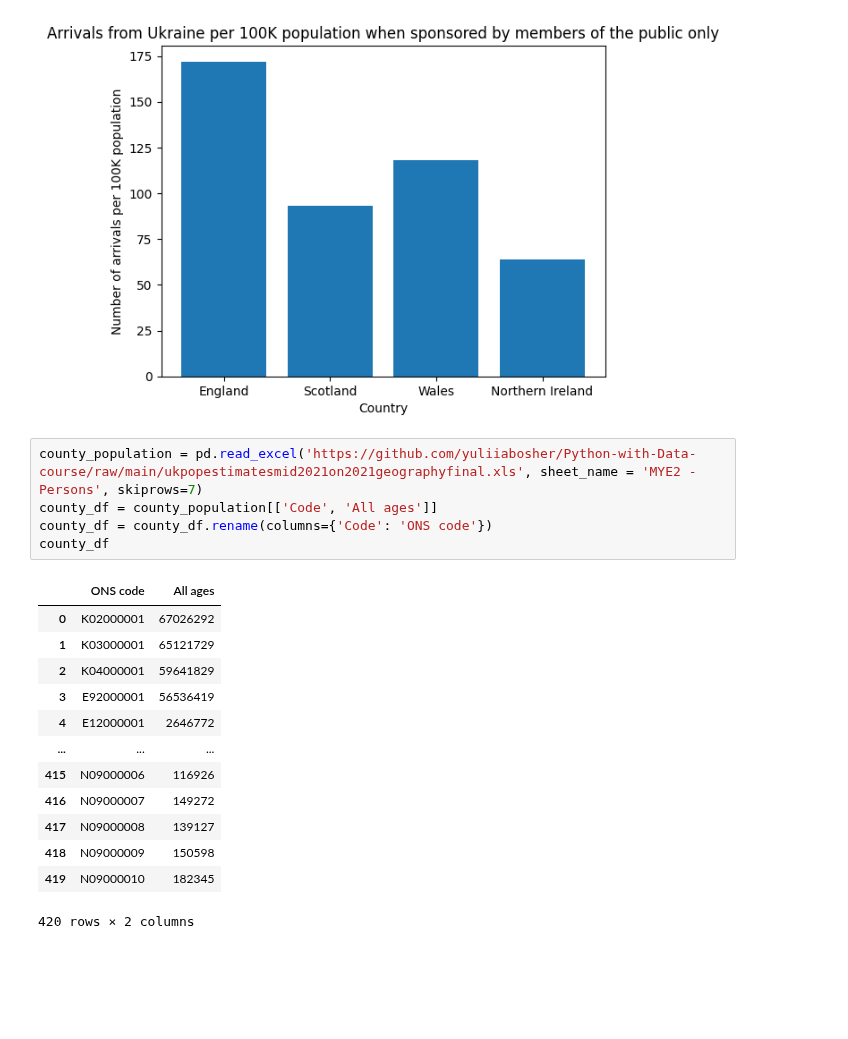
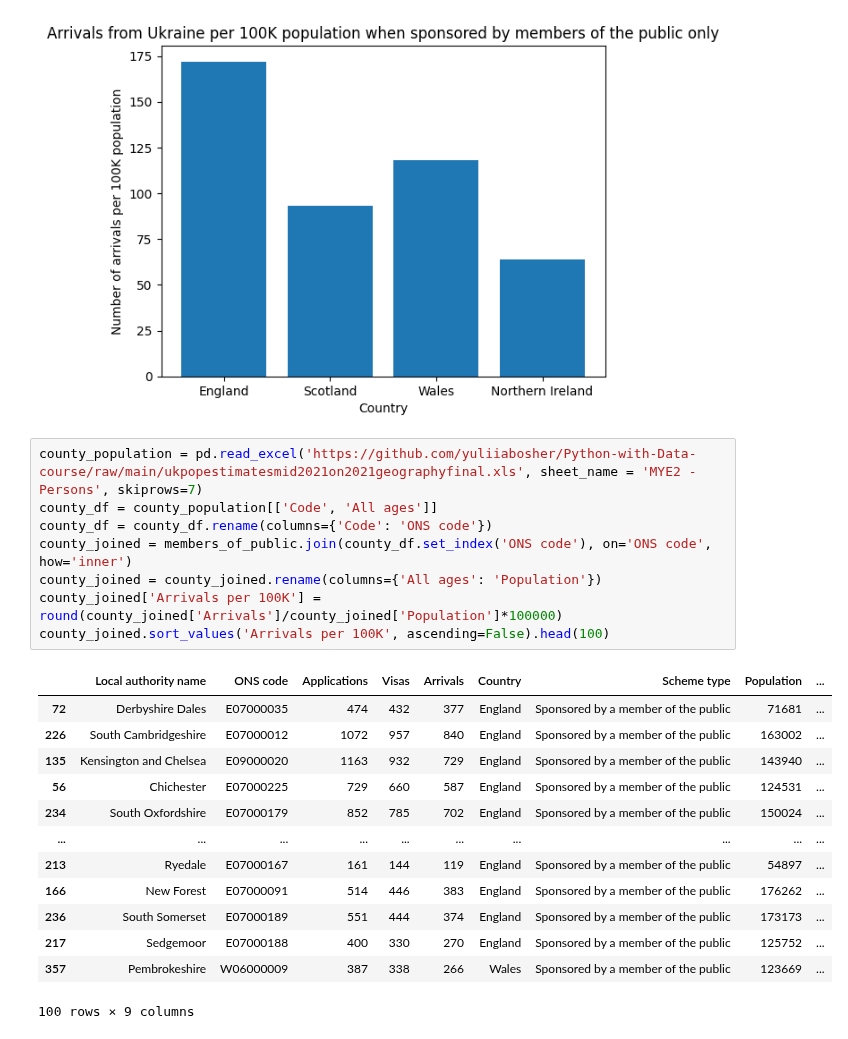
Before and after one commit to yuliiabosher/Python-with-Data-course, a Jupyter notebook: Worksheets/Data_Exploration_project.ipynb, the cells around one changed output. Drawn from its saved outputs; the diff is of its cells as text; blank space fills up the shorter version.

```diff
--- a/Worksheets/Data_Exploration_project.ipynb
+++ b/Worksheets/Data_Exploration_project.ipynb
@@ -285,19 +285,22 @@ Text(0, 0.5, 'Number of arrivals per 100K population')
 # %%
 county_population = pd.read_excel('https://github.com/yuliiabosher/Python-with-Data-course/raw/main/ukpopestimatesmid2021on2021geographyfinal.xls', sheet_name = 'MYE2 - Persons', skiprows=7)
 county_df = county_population[['Code', 'All ages']]
 county_df = county_df.rename(columns={'Code': 'ONS code'})
-county_df
+county_joined = members_of_public.join(county_df.set_index('ONS code'), on='ONS code', how='inner')
+county_joined = county_joined.rename(columns={'All ages': 'Population'})
+county_joined['Arrivals per 100K'] = round(county_joined['Arrivals']/county_joined['Population']*100000)
+county_joined.sort_values('Arrivals per 100K', ascending=False).head(100)
 # %% [output]
-|  | ONS code | All ages |
-| 0 | K02000001 | 67026292 |
-| 1 | K03000001 | 65121729 |
-| 2 | K04000001 | 59641829 |
-| 3 | E92000001 | 56536419 |
-| 4 | E12000001 | 2646772 |
-| ... | ... | ... |
-| 415 | N09000006 | 116926 |
-| 416 | N09000007 | 149272 |
-| 417 | N09000008 | 139127 |
-| 418 | N09000009 | 150598 |
-| 419 | N09000010 | 182345 |
+|  | Local authority name | ONS code | Applications | Visas | Arrivals | Country | Scheme type | Population | ... |
+| 72 | Derbyshire Dales | E07000035 | 474 | 432 | 377 | England | Sponsored by a member of the public | 71681 | ... |
+| 226 | South Cambridgeshire | E07000012 | 1072 | 957 | 840 | England | Sponsored by a member of the public | 163002 | ... |
+| 135 | Kensington and Chelsea | E09000020 | 1163 | 932 | 729 | England | Sponsored by a member of the public | 143940 | ... |
+| 56 | Chichester | E07000225 | 729 | 660 | 587 | England | Sponsored by a member of the public | 124531 | ... |
+| 234 | South Oxfordshire | E07000179 | 852 | 785 | 702 | England | Sponsored by a member of the public | 150024 | ... |
+| ... | ... | ... | ... | ... | ... | ... | ... | ... | ... |
+| 213 | Ryedale | E07000167 | 161 | 144 | 119 | England | Sponsored by a member of the public | 54897 | ... |
+| 166 | New Forest | E07000091 | 514 | 446 | 383 | England | Sponsored by a member of the public | 176262 | ... |
+| 236 | South Somerset | E07000189 | 551 | 444 | 374 | England | Sponsored by a member of the public | 173173 | ... |
+| 217 | Sedgemoor | E07000188 | 400 | 330 | 270 | England | Sponsored by a member of the public | 125752 | ... |
+| 357 | Pembrokeshire | W06000009 | 387 | 338 | 266 | Wales | Sponsored by a member of the public | 123669 | ... |
-420 rows × 2 columns
+100 rows × 9 columns
```
Also changed, not shown: parts of 2 cells of this notebook.
